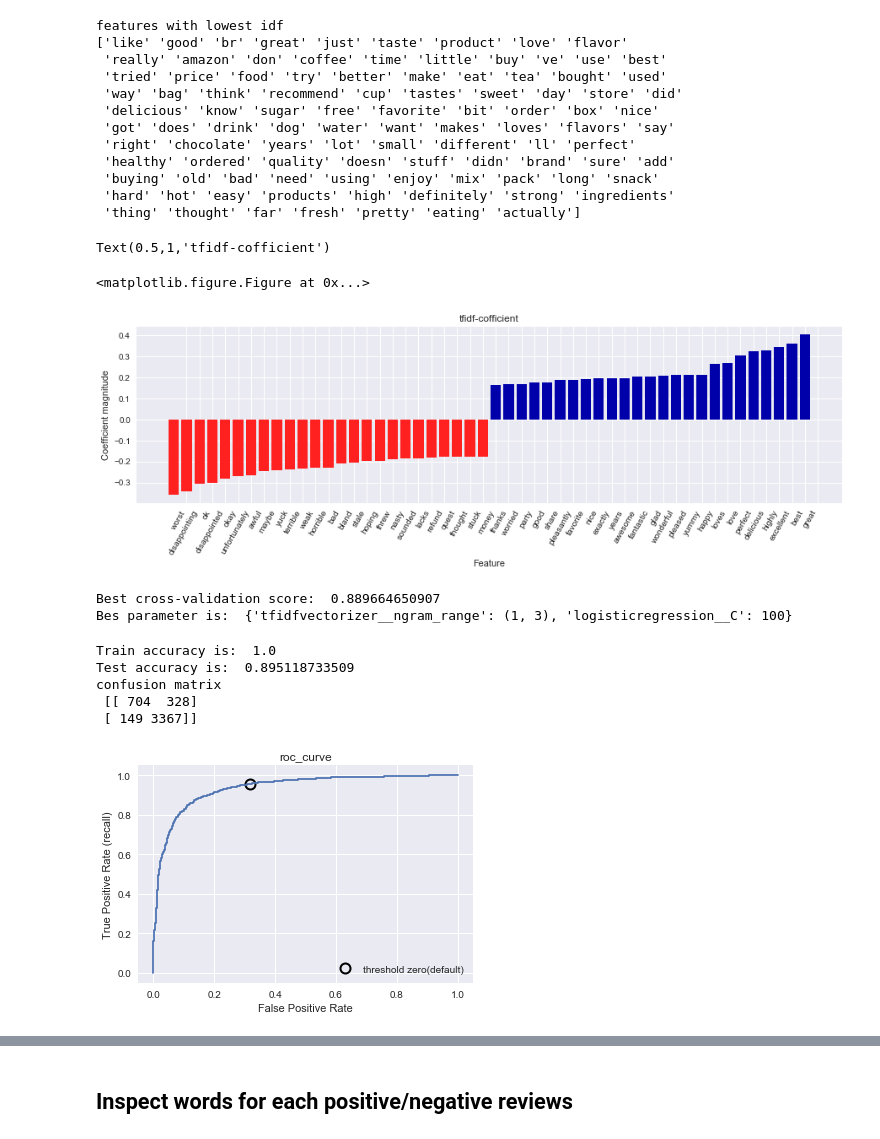
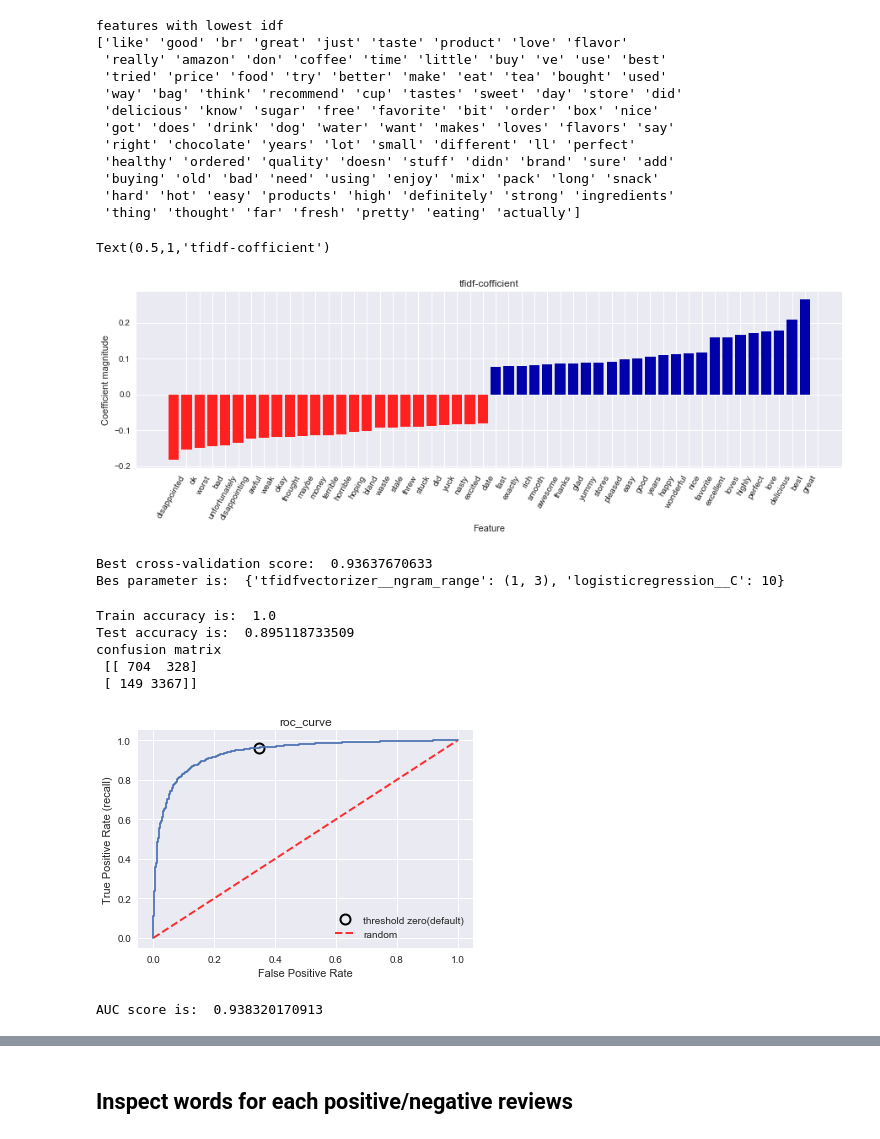
Before and after one commit to Juice178/sentiment_analysis, a Jupyter notebook: Review_ml-Copy2.ipynb, the cells around one changed output, grey strips where cells are left out. Drawn from its saved outputs; the diff is of its cells as text; code cells hidden in the pictures.

```diff
--- a/Review_ml-Copy2.ipynb
+++ b/Review_ml-Copy2.ipynb
@@ -306,7 +386,7 @@ logreg = LogisticRegression(class_weight="balanced")
 pipe = make_pipeline(TfidfVectorizer(norm=None, stop_words='english'), logreg)
 param_grid = {'logisticregression__C': [0.001, 0.01, 0.1, 1, 10]}
 
-grid = GridSearchCV(pipe, param_grid, cv=5)
+grid = GridSearchCV(pipe, param_grid, scoring="roc_auc", cv=5)
 logreg_train = grid.fit(text_train, y_train)
 # %%
 print(grid.best_estimator_)
@@ -421,25 +501,22 @@ def visualize_coefficients(coefficients, feature_names, n_top_features=25):
     plt.ylabel("Coefficient magnitude")
     plt.xlabel("Feature")
 # %%
-plt.figure(figsize=(20,20))
-
 mglearn.tools.visualize_coefficients(grid.best_estimator_.named_steps['logisticregression'].coef_,
                                    feature_names, n_top_features=25)
 plt.title("tfidf-cofficient")
 # %% [output]
 Text(0.5,1,'tfidf-cofficient')
-<matplotlib.figure.Figure at 0x...>
-[figure, old version]
+[figure, new version]
 # %%
 pipe = make_pipeline(TfidfVectorizer(min_df=5), LogisticRegression())
-param_grid = {'logisticregression__C': [0.001, 0.01, 0.1, 10, 100, 1000],
+param_grid = {'logisticregression__C': [0.001, 0.01, 0.1, 10, 100],
               'tfidfvectorizer__ngram_range': [(1,1), (1,2), (1,3)]}
 
-grid = GridSearchCV(pipe, param_grid, cv=5)
+grid = GridSearchCV(pipe, param_grid, scoring="roc_auc", cv=5)
 logreg_train = grid.fit(text_train, y_train)
 print("Best cross-validation score: ", grid.best_score_)
 print("Bes parameter is: ", grid.best_params_)
 # %% [output]
-Best cross-validation score:  0.889664650907
-Bes parameter is:  {'tfidfvectorizer__ngram_range': (1, 3), 'logisticregression__C': 100}
+Best cross-validation score:  0.93637670633
+Bes parameter is:  {'tfidfvectorizer__ngram_range': (1, 3), 'logisticregression__C': 10}
 # %%
@@ -461,13 +537,19 @@ fpr, tpr, thresholds = roc_curve(y_test, grid.decision_function(text_test))
 close_zero = np.argmin(np.abs(thresholds))
 plt.plot(fpr[close_zero], tpr[close_zero], 'o', markersize=10,
          label="threshold zero(default)", fillstyle="none", c='k', mew=2)
+plt.plot([0,1], linestyle='--', lw=2, color='r', label='random', alpha=0.8)
 plt.legend(loc=4)
 plt.plot(fpr, tpr, label="ROC Curve")
 plt.xlabel("False Positive Rate")
 plt.ylabel("True Positive Rate (recall)")
 plt.title("roc_curve");
 # %% [output]
-[figure, old version]
+[figure, new version]
+# %%
+from sklearn.metrics import auc
+print("AUC score is: ", auc(fpr, tpr))
+# %% [output]
+AUC score is:  0.938320170913
 # %%
 from sklearn.metrics import precision_recall_curve
 precision, recall, thresholds = precision_recall_curve(\
```
Also changed, not shown: parts of 21 cells of this notebook.
